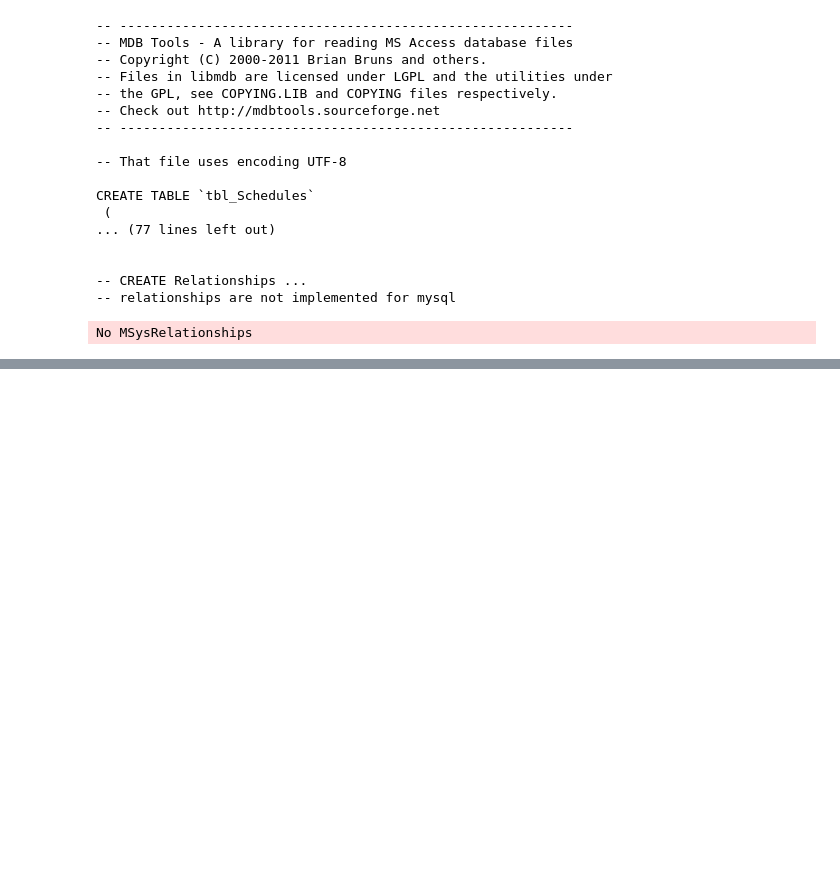
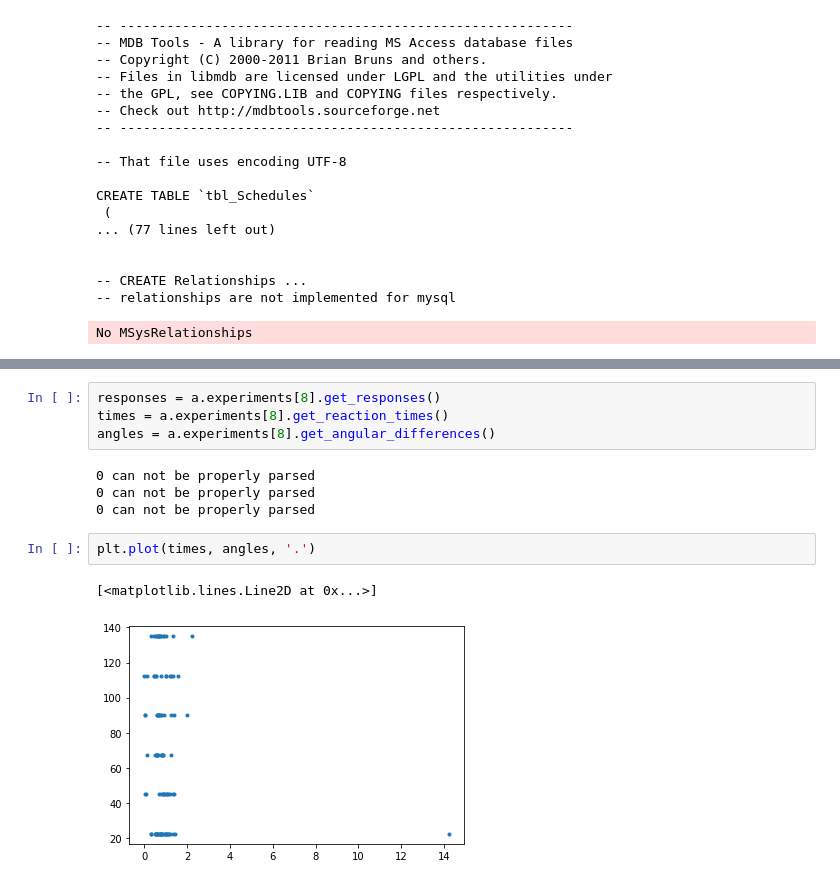
Before and after one commit to yger/equipsy, a Jupyter notebook: results/analysis.ipynb, the cells around one changed output, grey strips where cells are left out. Drawn from its saved outputs; the diff is of its cells as text; blank space fills up the shorter version.

```diff
--- a/results/analysis.ipynb
+++ b/results/analysis.ipynb
@@ -105,0 +104,13 @@ for date in ['05/02/24', '06/02/24']:
+# %%
+responses = a.experiments[8].get_responses()
+times = a.experiments[8].get_reaction_times()
+angles = a.experiments[8].get_angular_differences()
+# %% [output]
+0 can not be properly parsed
+0 can not be properly parsed
+0 can not be properly parsed
+# %%
+plt.plot(times, angles, '.')
+# %% [output]
+[<matplotlib.lines.Line2D at 0x...>]
+[figure, added]
```
Also changed, not shown: parts of 11 cells of this notebook, 1 other file.
